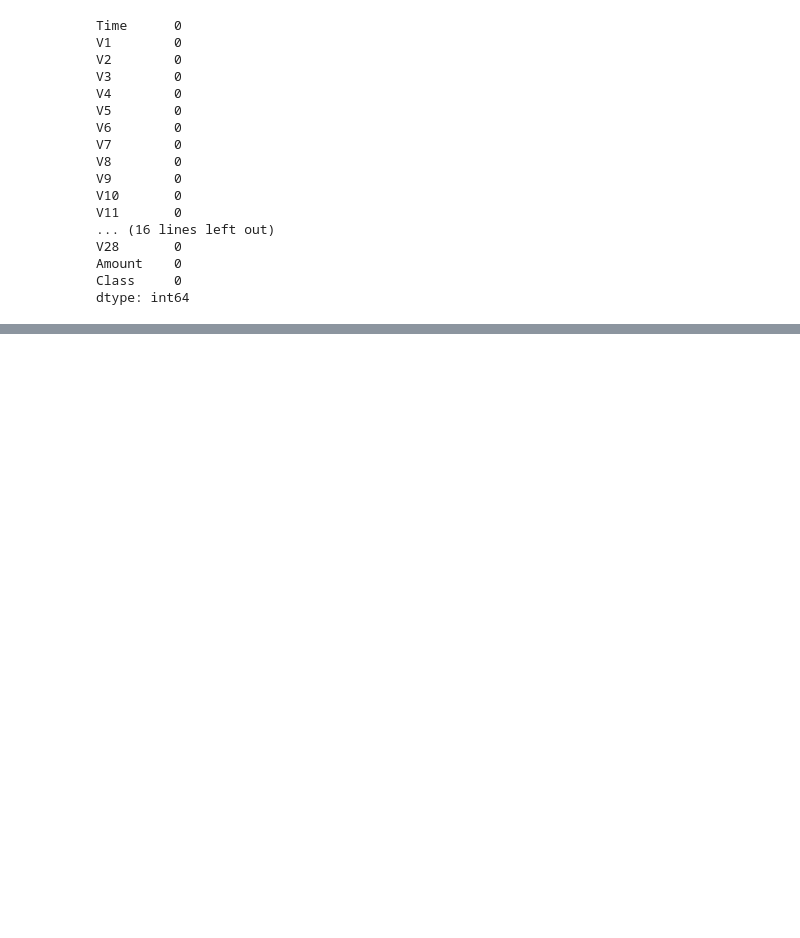
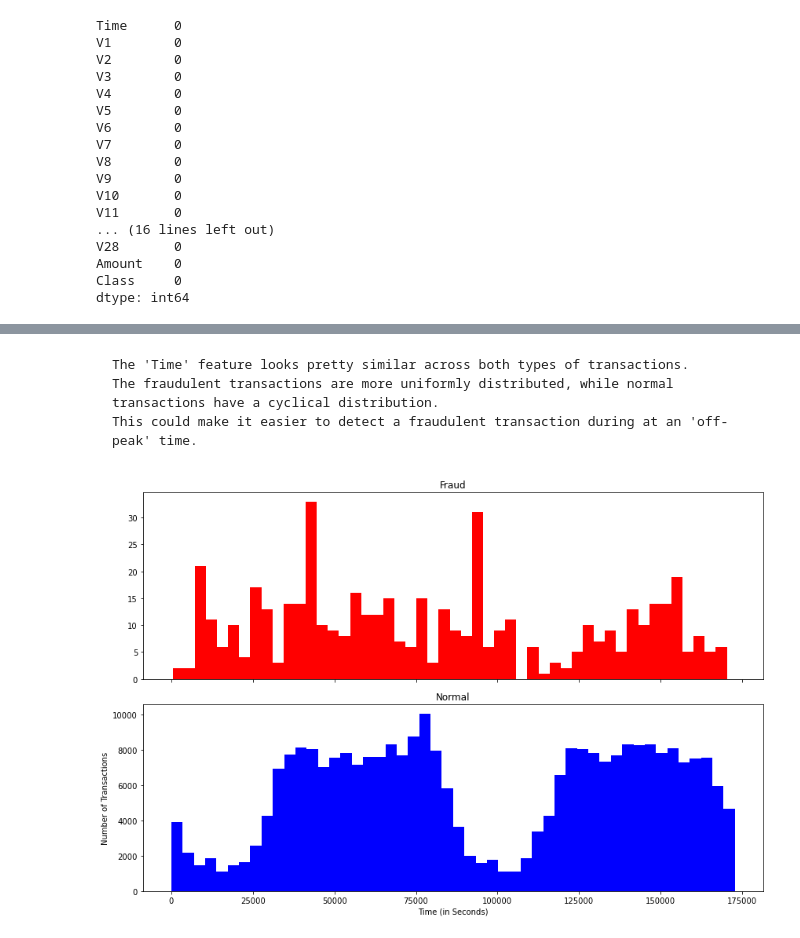
Before and after one commit to AmerAhmed/fraud_detection, a Jupyter notebook: fraud_detection.ipynb, the cells around one changed output, grey strips where cells are left out. Saved outputs shown, nothing was run; the diff lists cells and outputs as text; code cells hidden in the pictures; blank space fills up the shorter version.

Commit message:
fraudulent transactions

````diff
--- a/fraud_detection.ipynb
+++ b/fraud_detection.ipynb
@@ -106,0 +155,23 @@ dtype: int64
+# %% [markdown]
+```
+The 'Time' feature looks pretty similar across both types of transactions.
+The fraudulent transactions are more uniformly distributed, while normal transactions have a cyclical distribution.
+This could make it easier to detect a fraudulent transaction during at an 'off-peak' time.
+```
+# %%
+f, (ax1, ax2) = plt.subplots(2, 1, sharex=True, figsize=(12,8))
+
+bins = 50
+
+ax1.hist(df.Time[df.Class == 1], bins = bins, color = 'red')
+ax1.set_title('Fraud')
+
+ax2.hist(df.Time[df.Class == 0], bins = bins, color = 'blue')
+ax2.set_title('Normal')
+
+plt.xlabel('Time (in Seconds)')
+plt.ylabel('Number of Transactions')
+plt.tight_layout()
+plt.show()
+# %% [output]
+[figure, added]
````
Also changed, not shown: parts of 4 cells of this notebook.
